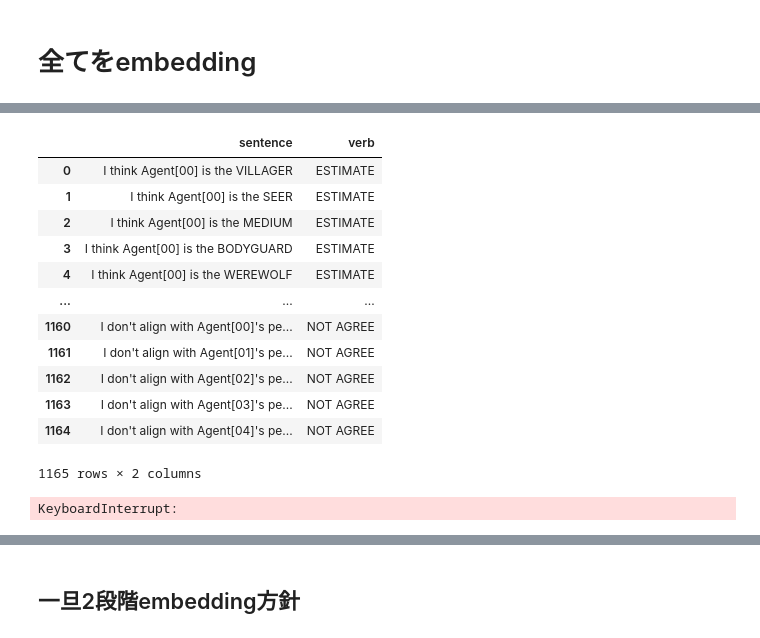
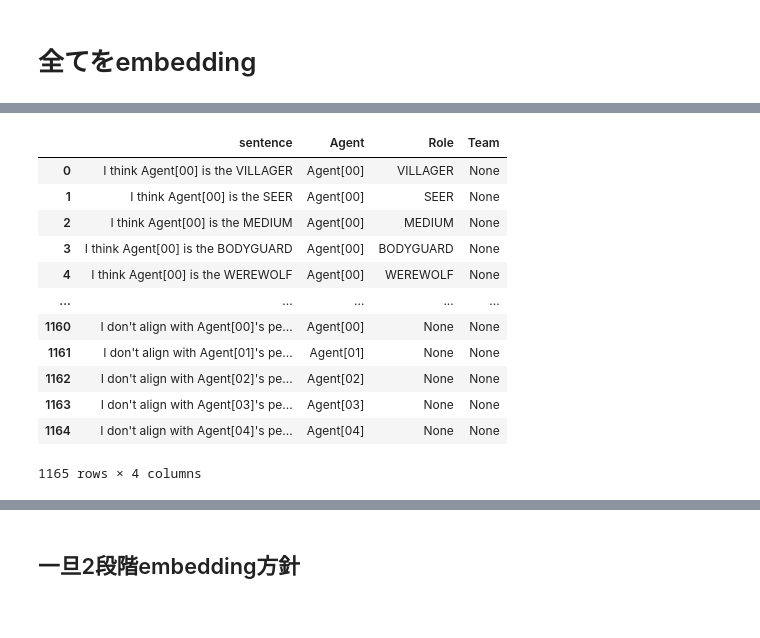
Before and after one commit to Yuta-dango/aiwolf_share, a Jupyter notebook: protocols.ipynb, the cells around one changed output, grey strips where cells are left out. Saved outputs shown, nothing was run; the diff lists cells and outputs as text; code cells hidden in the pictures.

Commit message:
new_embedded_all.csv作った

```diff
--- a/protocols.ipynb
+++ b/protocols.ipynb
@@ -96,23 +68,17 @@ data
 # %%
-Df_all = pd.DataFrame(data, columns=["sentence", "verb"])
+Df_all = pd.DataFrame(datalist)
 Df_all
 # %% [output]
-|  | sentence | verb |
-| 0 | I think Agent[00] is the VILLAGER | ESTIMATE |
-| 1 | I think Agent[00] is the SEER | ESTIMATE |
-| 2 | I think Agent[00] is the MEDIUM | ESTIMATE |
-| 3 | I think Agent[00] is the BODYGUARD | ESTIMATE |
-| 4 | I think Agent[00] is the WEREWOLF | ESTIMATE |
-| ... | ... | ... |
-| 1160 | I don't align with Agent[00]'s pe... | NOT AGREE |
-| 1161 | I don't align with Agent[01]'s pe... | NOT AGREE |
-| 1162 | I don't align with Agent[02]'s pe... | NOT AGREE |
-| 1163 | I don't align with Agent[03]'s pe... | NOT AGREE |
-| 1164 | I don't align with Agent[04]'s pe... | NOT AGREE |
+|  | sentence | Agent | Role | Team |
+| 0 | I think Agent[00] is the VILLAGER | Agent[00] | VILLAGER | None |
+| 1 | I think Agent[00] is the SEER | Agent[00] | SEER | None |
+| 2 | I think Agent[00] is the MEDIUM | Agent[00] | MEDIUM | None |
+| 3 | I think Agent[00] is the BODYGUARD | Agent[00] | BODYGUARD | None |
+| 4 | I think Agent[00] is the WEREWOLF | Agent[00] | WEREWOLF | None |
+| ... | ... | ... | ... | ... |
+| 1160 | I don't align with Agent[00]'s pe... | Agent[00] | None | None |
+| 1161 | I don't align with Agent[01]'s pe... | Agent[01] | None | None |
+| 1162 | I don't align with Agent[02]'s pe... | Agent[02] | None | None |
+| 1163 | I don't align with Agent[03]'s pe... | Agent[03] | None | None |
+| 1164 | I don't align with Agent[04]'s pe... | Agent[04] | None | None |
-1165 rows × 2 columns
+1165 rows × 4 columns
-# %%
-from embedding import get_embedding
-Df_all["embedded"] = Df_all["sentence"].map(lambda x: get_embedding(x))
-Df_all
-# %% [output]
-KeyboardInterrupt:
```
Also changed, not shown: parts of 8 cells of this notebook, 4 other files.
